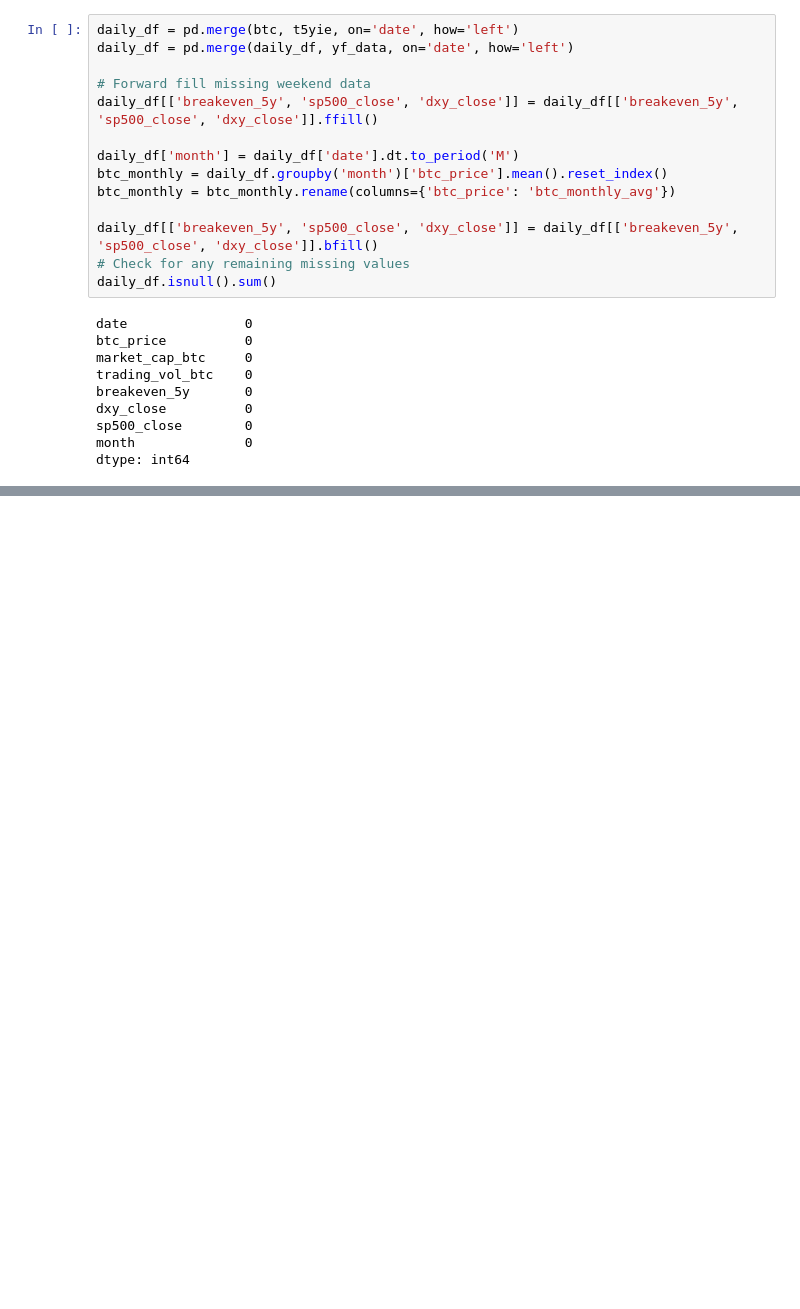
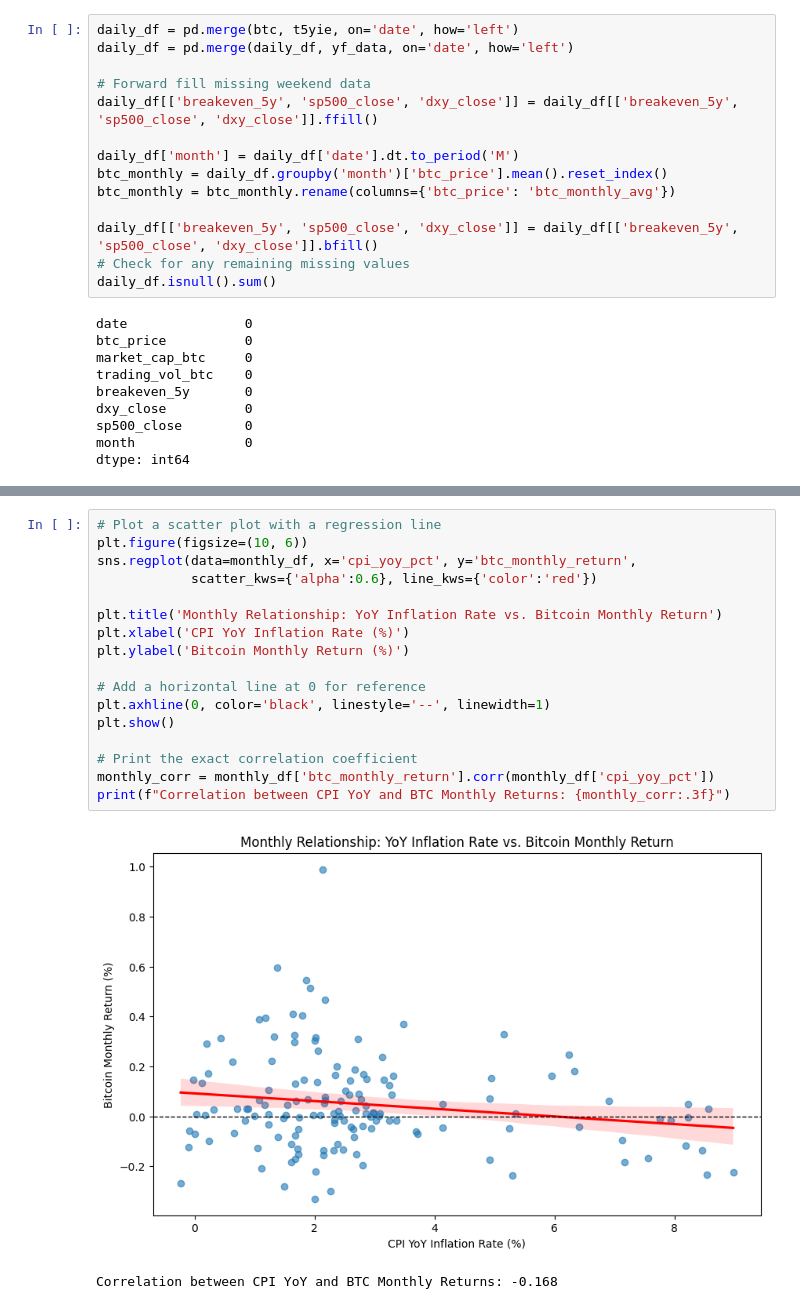
Before and after one commit to apatterson5022/Project-2-Bitcoin, a Jupyter notebook: SCRIPTS/eda.ipynb, the cells around one changed output, grey strips where cells are left out. Cells and saved outputs as stored; diff of their text form; blank space fills up the shorter version.

```diff
--- a/SCRIPTS/eda.ipynb
+++ b/SCRIPTS/eda.ipynb
@@ -135,0 +236,20 @@ master_df.tail()
+# %%
+# Plot a scatter plot with a regression line
+plt.figure(figsize=(10, 6))
+sns.regplot(data=monthly_df, x='cpi_yoy_pct', y='btc_monthly_return',
+            scatter_kws={'alpha':0.6}, line_kws={'color':'red'})
+
+plt.title('Monthly Relationship: YoY Inflation Rate vs. Bitcoin Monthly Return')
+plt.xlabel('CPI YoY Inflation Rate (%)')
+plt.ylabel('Bitcoin Monthly Return (%)')
+
+# Add a horizontal line at 0 for reference
+plt.axhline(0, color='black', linestyle='--', linewidth=1)
+plt.show()
+
+# Print the exact correlation coefficient
+monthly_corr = monthly_df['btc_monthly_return'].corr(monthly_df['cpi_yoy_pct'])
+print(f"Correlation between CPI YoY and BTC Monthly Returns: {monthly_corr:.3f}")
+# %% [output]
+[figure, added]
+Correlation between CPI YoY and BTC Monthly Returns: -0.168
```
Also changed, not shown: parts of 11 cells of this notebook, 3 other files.
